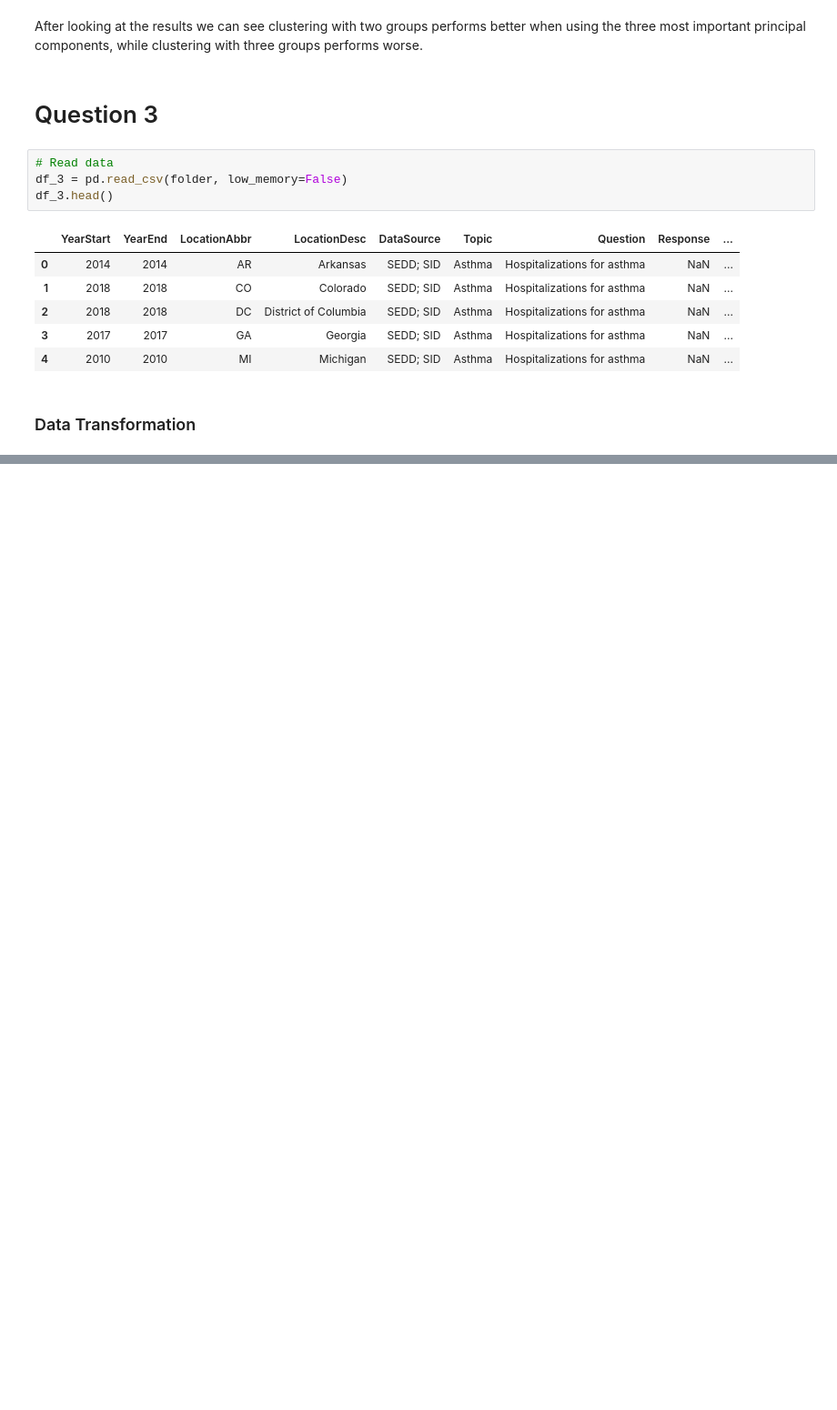
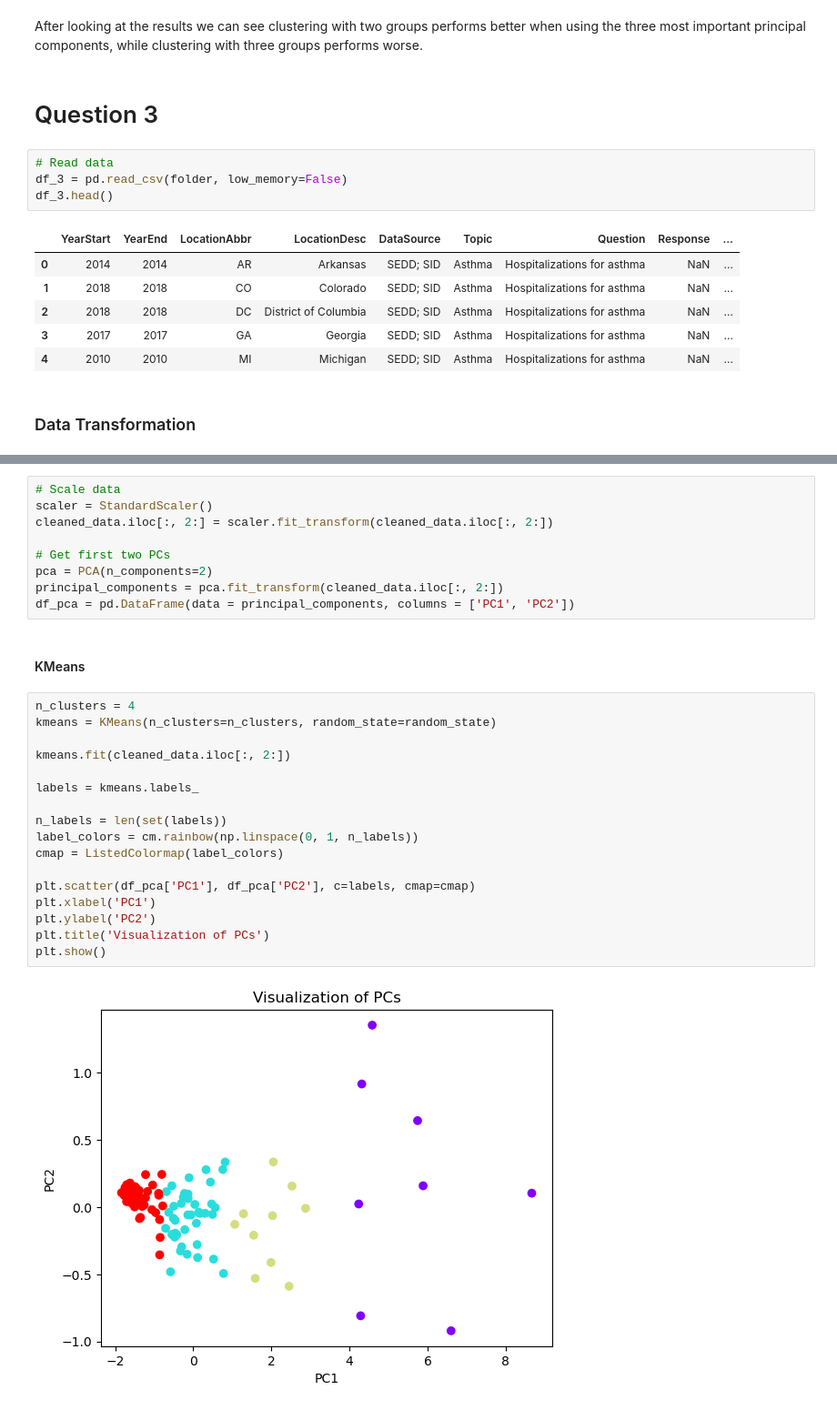
Before and after one commit to samswain2/MSiA-WQ, a Jupyter notebook: MSiA 421/hw02/hw02-q2-q3.ipynb, the cells around one changed output, grey strips where cells are left out. Shown: that part at 91% size. Drawn from its saved outputs; the diff is of its cells as text; blank space fills up the shorter version.

```diff
--- a/MSiA 421/hw02/hw02-q2-q3.ipynb
+++ b/MSiA 421/hw02/hw02-q2-q3.ipynb
@@ -258,0 +350,30 @@ AttributeError: 'DataFrame' object has no attribute 'get_dummies'
+# %%
+# Scale data
+scaler = StandardScaler()
+cleaned_data.iloc[:, 2:] = scaler.fit_transform(cleaned_data.iloc[:, 2:])
+
+# Get first two PCs
+pca = PCA(n_components=2)
+principal_components = pca.fit_transform(cleaned_data.iloc[:, 2:])
+df_pca = pd.DataFrame(data = principal_components, columns = ['PC1', 'PC2'])
+# %% [markdown]
+#### KMeans
+# %%
+n_clusters = 4
+kmeans = KMeans(n_clusters=n_clusters, random_state=random_state)
+
+kmeans.fit(cleaned_data.iloc[:, 2:])
+
+labels = kmeans.labels_
+
+n_labels = len(set(labels))
+label_colors = cm.rainbow(np.linspace(0, 1, n_labels))
+cmap = ListedColormap(label_colors)
+
+plt.scatter(df_pca['PC1'], df_pca['PC2'], c=labels, cmap=cmap)
+plt.xlabel('PC1')
+plt.ylabel('PC2')
+plt.title('Visualization of PCs')
+plt.show()
+# %% [output]
+[figure, added]
```
Also changed, not shown: parts of 20 cells of this notebook.
